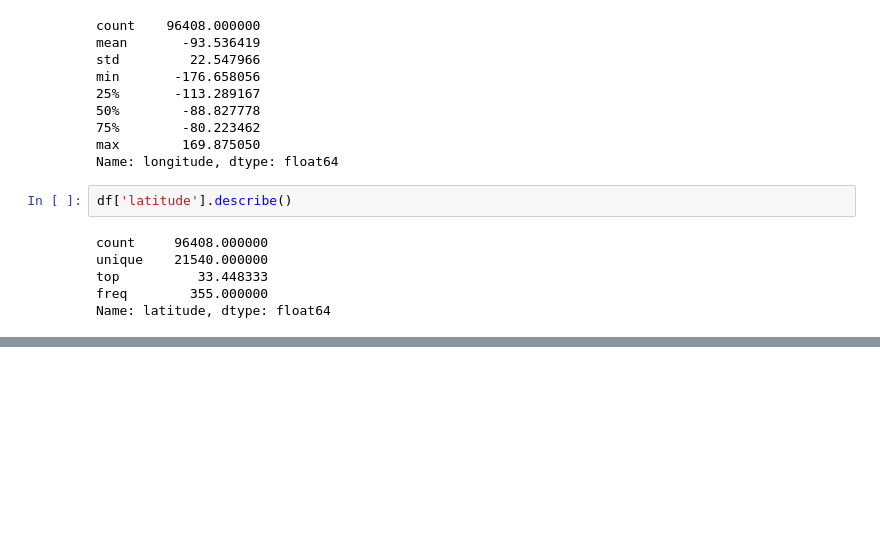
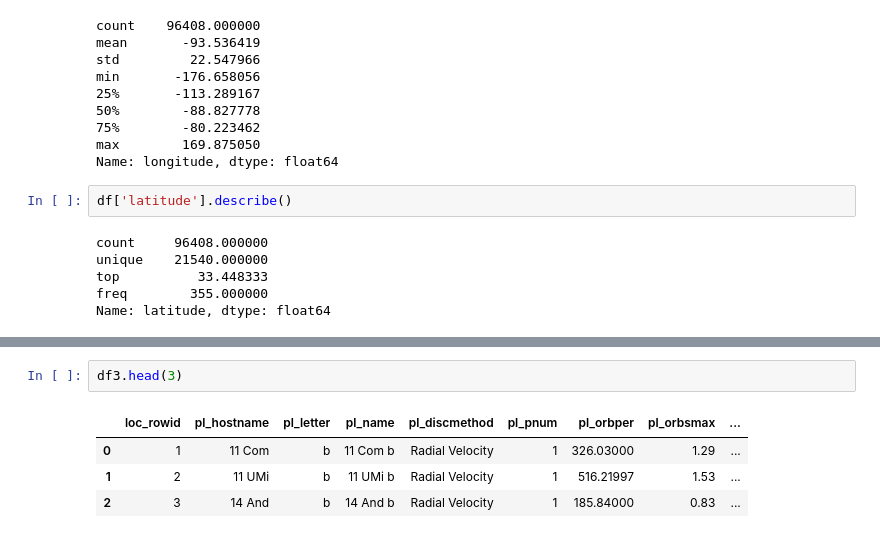
Before and after one commit to MrRutledge/Opendata_Hackathon, a Jupyter notebook: 2. Plotting.ipynb, the cells around one changed output, grey strips where cells are left out. Drawn from its saved outputs; the diff is of its cells as text; blank space fills up the shorter version.

```diff
--- a/2. Plotting.ipynb
+++ b/2. Plotting.ipynb
@@ -483,0 +496,7 @@ Name: latitude, dtype: float64
+# %%
+df3.head(3)
+# %% [output]
+|  | loc_rowid | pl_hostname | pl_letter | pl_name | pl_discmethod | pl_pnum | pl_orbper | pl_orbsmax | ... |
+| 0 | 1 | 11 Com | b | 11 Com b | Radial Velocity | 1 | 326.03000 | 1.29 | ... |
+| 1 | 2 | 11 UMi | b | 11 UMi b | Radial Velocity | 1 | 516.21997 | 1.53 | ... |
+| 2 | 3 | 14 And | b | 14 And b | Radial Velocity | 1 | 185.84000 | 0.83 | ... |
```
Also changed, not shown: parts of 8 cells of this notebook, 1 other file.
